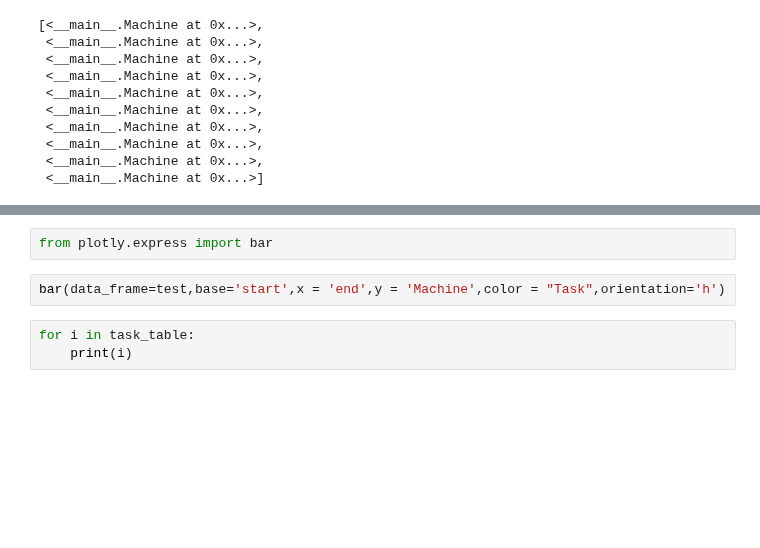
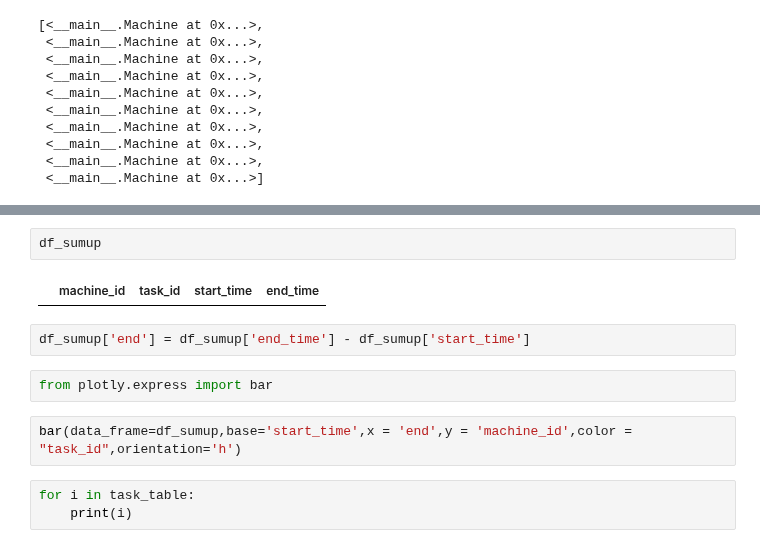
Before and after one commit to mkopanik/Introductiont-to-AI, a Jupyter notebook: Lab2/Lab2_test.ipynb, the cells around one changed output, grey strips where cells are left out. Cells and saved outputs as stored; diff of their text form; blank space fills up the shorter version.

```diff
--- a/Lab2/Lab2_test.ipynb
+++ b/Lab2/Lab2_test.ipynb
@@ -196,7 +395,13 @@ test['end'] = test['end'] - test['start']
+# %%
+df_sumup
+# %% [output]
+|  | machine_id | task_id | start_time | end_time |
+# %%
+df_sumup['end'] = df_sumup['end_time'] - df_sumup['start_time']
 # %%
 from plotly.express import bar
 # %%
-bar(data_frame=test,base='start',x = 'end',y = 'Machine',color = "Task",orientation='h')
+bar(data_frame=df_sumup,base='start_time',x = 'end',y = 'machine_id',color = "task_id",orientation='h')
 # %%
 for i in task_table:
     print(i)
```
Also changed, not shown: parts of 20 cells of this notebook.
